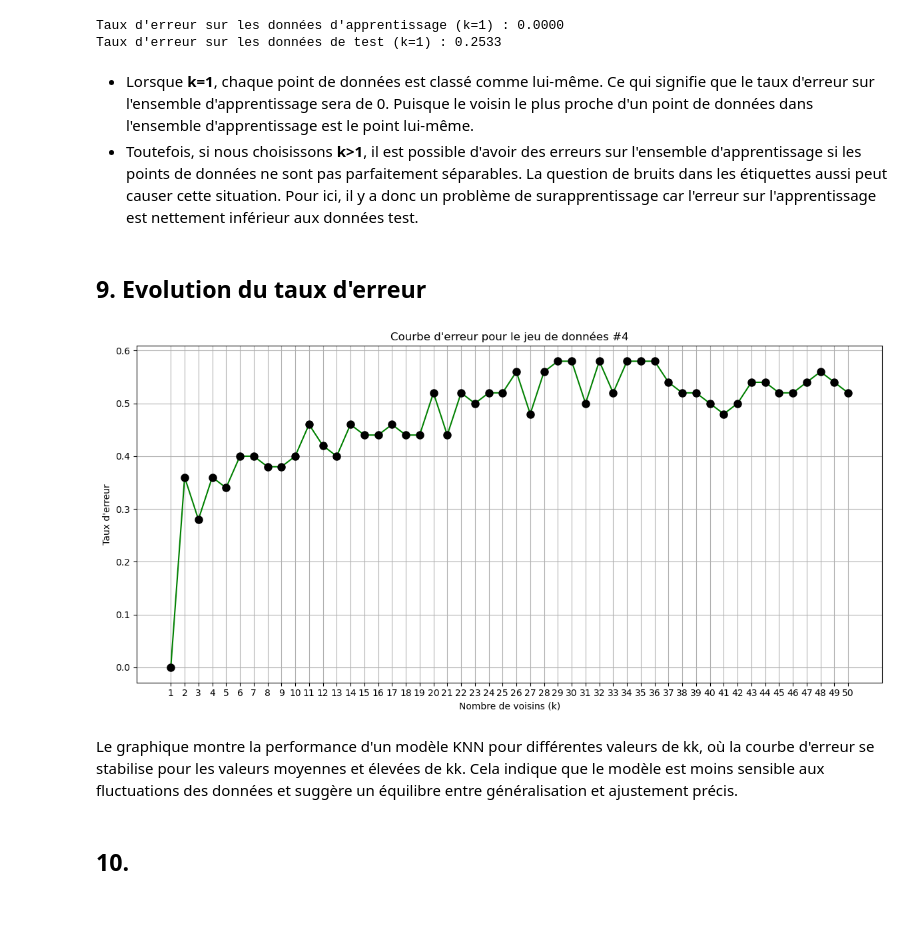
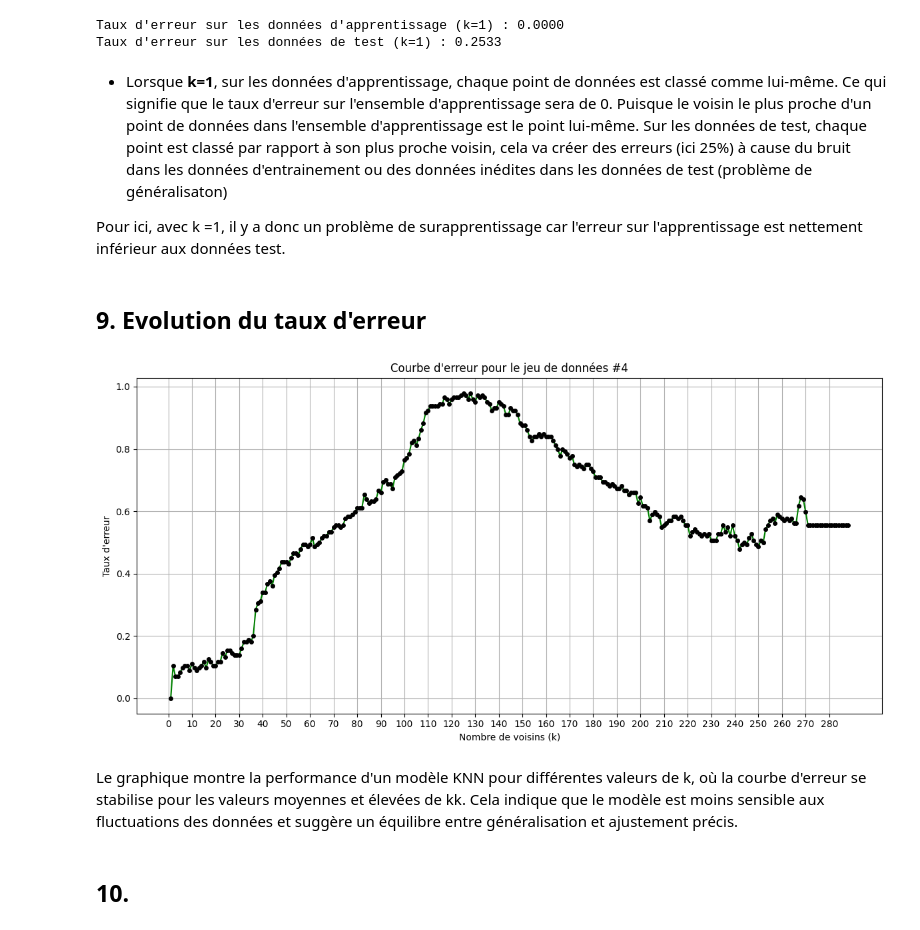
Before and after one commit to MitaTelecom/KNN_final, a Jupyter notebook: KNN/Travail principal.ipynb, the cells around one changed output. Saved outputs shown, nothing was run; the diff lists cells and outputs as text; code cells hidden in the pictures.

```diff
--- a/KNN/Travail principal.ipynb
+++ b/KNN/Travail principal.ipynb
@@ -499,8 +502,9 @@ print(f"Taux d'erreur sur les données de test (k=1) : {erreur_test:.4f}")
 Taux d'erreur sur les données d'apprentissage (k=1) : 0.0000
 Taux d'erreur sur les données de test (k=1) : 0.2533
 # %% [markdown]
-- Lorsque **k=1**, chaque point de données est classé comme lui-même. Ce qui signifie que le taux d'erreur sur l'ensemble d'apprentissage sera de 0. Puisque le voisin le plus proche d'un point de données dans l'ensemble d'apprentissage est le point lui-même.
-- Toutefois, si nous choisissons **k>1**, il est possible d'avoir des erreurs sur l'ensemble d'apprentissage si les points de données ne sont pas parfaitement séparables. La question de bruits dans les étiquettes aussi peut causer cette situation. Pour ici, il y a donc un problème de surapprentissage car l'erreur sur l'apprentissage est nettement inférieur aux données test.
+- Lorsque **k=1**, sur les données d'apprentissage, chaque point de données est classé comme lui-même. Ce qui signifie que le taux d'erreur sur l'ensemble d'apprentissage sera de 0. Puisque le voisin le plus proche d'un point de données dans l'ensemble d'apprentissage est le point lui-même. Sur les données de test, chaque point est classé par rapport à son plus proche voisin, cela va créer des erreurs (ici 25%) à cause du bruit dans les données d'entrainement ou des données inédites dans les données de test (problème de généralisaton)
+
+Pour ici, avec k =1, il y a donc un problème de surapprentissage car l'erreur sur l'apprentissage est nettement inférieur aux données test.
 # %% [markdown]
 ## 9. Evolution du taux d'erreur
 # %%
@@ -509,39 +513,39 @@ X_train = X4
 y_train = y4
 X_test = X4[1::2]
 y_test = y4[1::2]
 
 error_rates = []
 
-max_k = min(50, len(X_train))
+max_k = len(X_train) # min(50, len(X_train))
 for k in range(1, max_k + 1):
     knn = KNeighborsClassifier(n_neighbors=k)
     knn.fit(X_train, y_train)
 
     y_pred_test = knn.predict(X_test)
     erreur_test = 1 - accuracy_score(y_test, y_pred_test)
     error_rates.append(erreur_test)
 
 plt.figure(figsize=(12, 6))
 
 # Tracer la ligne reliant les points
 plt.plot(range(1, max_k + 1), error_rates, linestyle='-', color='green')
 
 # Mettre en évidence les points spécifiques
 for i, rate in enumerate(error_rates):
     color = 'green' if rate == 0.7 else 'black'
-    plt.plot(i + 1, rate, marker='o', color=color, markersize=8)
+    plt.plot(i + 1, rate, marker='.', color=color, markersize=8)
 
 plt.xlabel('Nombre de voisins (k)')
 plt.ylabel('Taux d\'erreur')
 plt.title('Courbe d\'erreur pour le jeu de données #4')
-plt.xticks(range(1, max_k + 1))
+plt.xticks(range(0, max_k + 1,10))
 plt.grid(True)
 plt.tight_layout()
 plt.show()
 # %% [output]
-[figure, old version]
+[figure, new version]
 # %% [markdown]
-Le graphique montre la performance d'un modèle KNN pour différentes valeurs de kk, où la courbe d'erreur se stabilise pour les valeurs moyennes et élevées de kk. Cela indique que le modèle est moins sensible aux fluctuations des données et suggère un équilibre entre généralisation et ajustement précis.
+Le graphique montre la performance d'un modèle KNN pour différentes valeurs de k, où la courbe d'erreur se stabilise pour les valeurs moyennes et élevées de kk. Cela indique que le modèle est moins sensible aux fluctuations des données et suggère un équilibre entre généralisation et ajustement précis.
 # %% [markdown]
 ## 10.
 # %%
```
Also changed, not shown: parts of 4 cells of this notebook.
